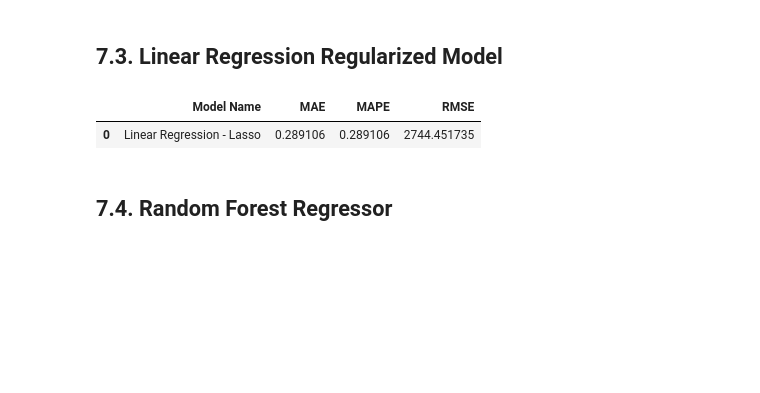
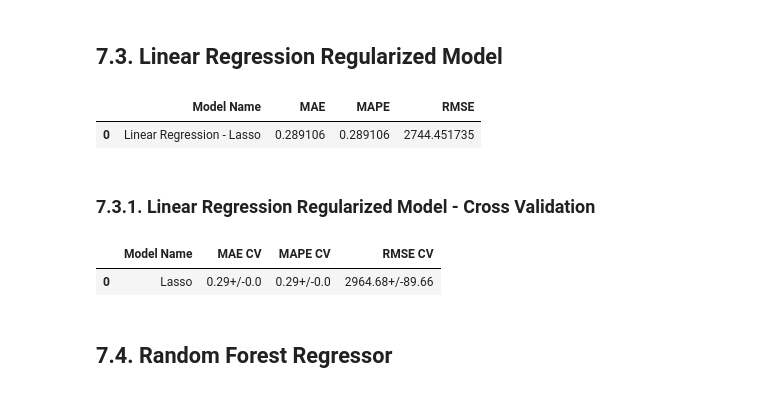
Before and after one commit to HugogabrielDS/rossmann_store_sales, a Jupyter notebook: sales_store_prediction.ipynb, the cells around one changed output. Saved outputs shown, nothing was run; the diff lists cells and outputs as text; code cells hidden in the pictures; blank space fills up the shorter version.

```diff
--- a/sales_store_prediction.ipynb
+++ b/sales_store_prediction.ipynb
@@ -1069,6 +1123,14 @@ lrr_result
 # %% [output]
 |  | Model Name | MAE | MAPE | RMSE |
 | 0 | Linear Regression - Lasso | 0.289106 | 0.289106 | 2744.451735 |
+# %% [markdown]
+### 7.3.1. Linear Regression Regularized Model - Cross Validation
+# %%
+lrr_result_cv = cross_validation( x_training, 5, 'Lasso', lrr, verbose=False )
+lrr_result_cv
+# %% [output]
+|  | Model Name | MAE CV | MAPE CV | RMSE CV |
+| 0 | Lasso | 0.29+/-0.0 | 0.29+/-0.0 | 2964.68+/-89.66 |
 # %% [markdown]
 ## 7.4. Random Forest Regressor
 # %%
```
Also changed, not shown: parts of 22 cells of this notebook.
